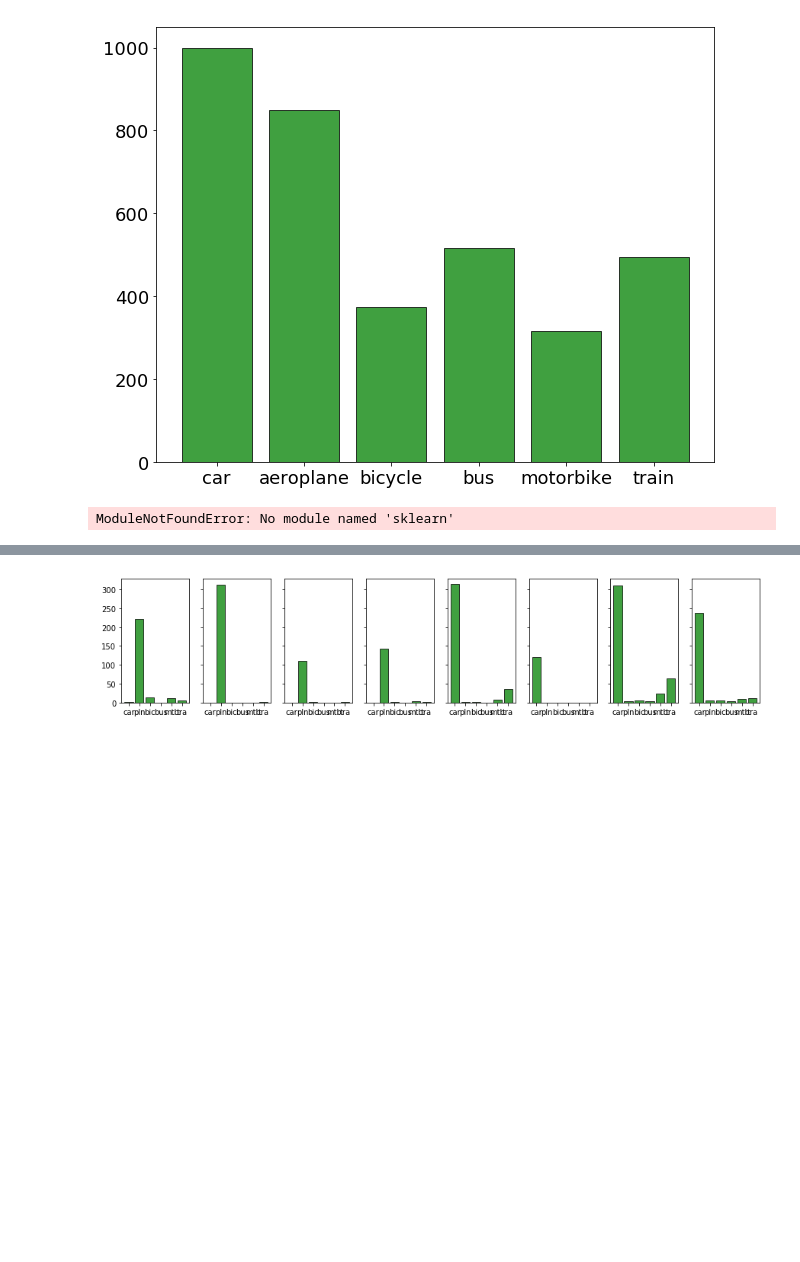
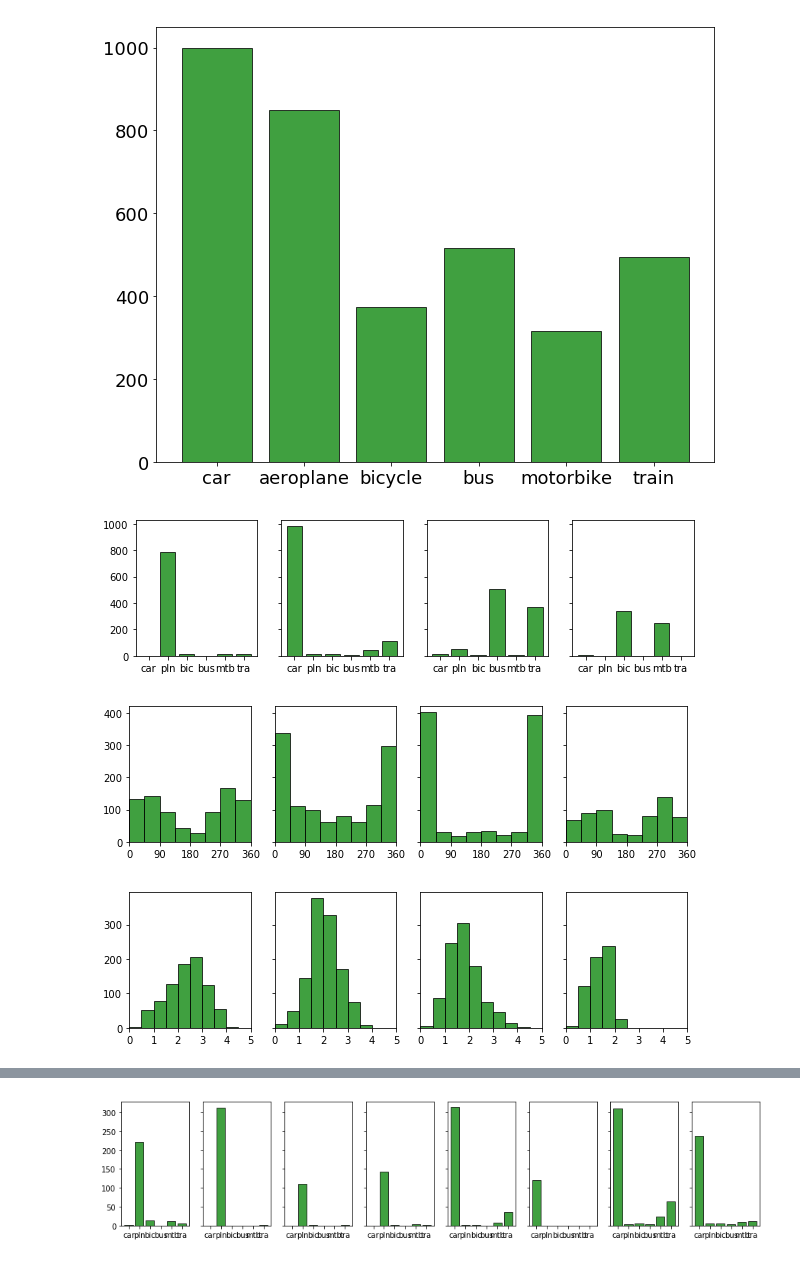
Before and after one commit to qliu24/qing_voting_139, a Jupyter notebook: qing_clustering/AllObjVC_cluster.ipynb, the cells around one changed output, grey strips where cells are left out. Saved outputs shown, nothing was run; the diff lists cells and outputs as text; code cells hidden in the pictures; blank space fills up the shorter version.

```diff
--- a/qing_clustering/AllObjVC_cluster.ipynb
+++ b/qing_clustering/AllObjVC_cluster.ipynb
@@ -151,40 +155,41 @@ objects_s = ['car','pln','bic','bus','mtb','tra']
 K = 4
 cls_solver = SpectralClustering(n_clusters=K,affinity='precomputed', random_state=666)
 lb = cls_solver.fit_predict(W_mat)
-'''
+
 f, axes = plt.subplots(1,K, sharex=True, sharey=True, figsize=(10,2.5))
 pos = np.arange(len(objects))
 axes[0].set_xticks(pos)
 axes[0].set_xticklabels(objects_s)
 for k in range(K):
     freq = []
     for oo in objects:
         freq.append(sum(np.array(types)[lb==k]==oo))
 
     axes[k].bar(pos, freq, color='green',alpha=0.75, edgecolor='k')
 
 plt.show()
 
 f, axes = plt.subplots(1,K, sharex=True, sharey=True, figsize=(10,2.5))
 axes[0].set_xlim([0,360])
 axes[0].set_xticks([0,90,180,270,360])
 
 for k in range(K):
     axes[k].hist(np.array(view_point)[lb==k], bins=8, range=[0,360], facecolor='green', alpha=0.75,edgecolor='k')
 
 plt.show()
 
 f, axes = plt.subplots(1,K, sharex=True, sharey=True, figsize=(10,2.5))
 axes[0].set_xlim([0,5])
 axes[0].set_xticks([0,1,2,3,4,5])
 
 for k in range(K):
     axes[k].hist(asp_ratio[lb==k], bins=10, range=[0,5], facecolor='green', alpha=0.75,edgecolor='k')
 
 plt.show()
-'''
 # %% [output]
-ModuleNotFoundError: No module named 'sklearn'
+[figure, added]
+[figure, added]
+[figure, added]
 # %%
 idx2 = []
 W_mat2 = []
```
Also changed, not shown: parts of 7 cells of this notebook, 2 other files.
